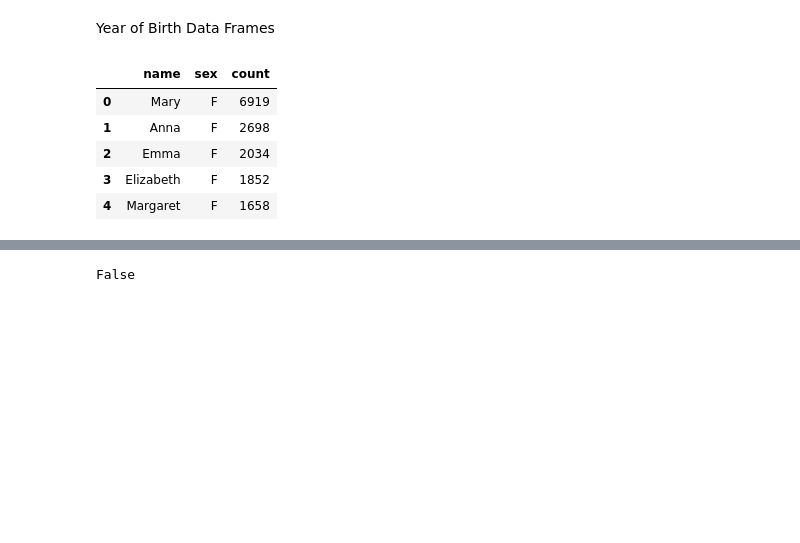
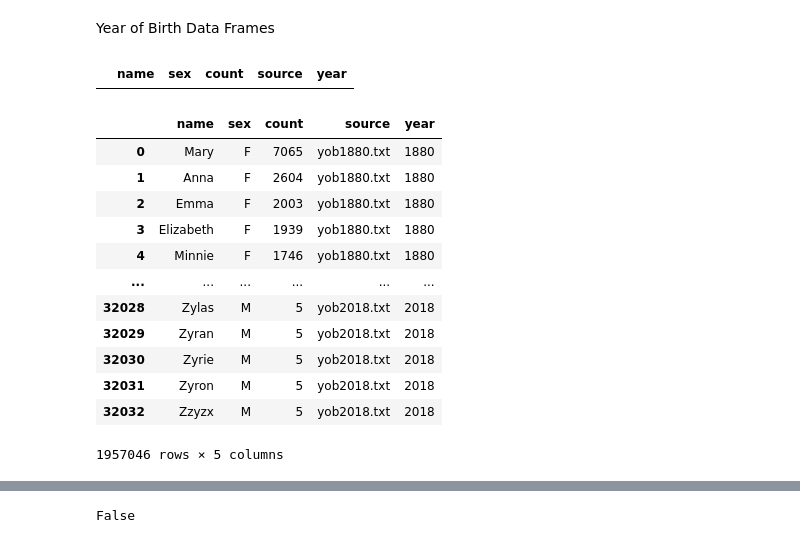
Before and after one commit to BrittLHeth/Project_2_Names, a Jupyter notebook: names.ipynb, the cells around one changed output, grey strips where cells are left out. Cells and saved outputs as stored; diff of their text form; code cells hidden in the pictures; blank space fills up the shorter version.

```diff
--- a/names.ipynb
+++ b/names.ipynb
@@ -5,16 +6,37 @@ import datetime as dt
 # %% [markdown]
 Year of Birth Data Frames
-# %%
-yob1881_data = pd.read_csv('Resources/names/yob1881.txt', sep=",", header=None)
-yob1881_data.columns = ["name", "sex", "count"]
-
-yob1881_df = pd.DataFrame(yob1881_data)
-yob1881_df.head()
-# %% [output]
-|  | name | sex | count |
-| 0 | Mary | F | 6919 |
-| 1 | Anna | F | 2698 |
-| 2 | Emma | F | 2034 |
-| 3 | Elizabeth | F | 1852 |
-| 4 | Margaret | F | 1658 |
+# %%
+names_df = pd.DataFrame(columns = ["name", "sex", "count" ,"source", "year"])
+names_df
+# %% [output]
+|  | name | sex | count | source | year |
+# %%
+#i=0
+
+for fileName in os.listdir("Resources/names"):
+    #print(fileName)
+    #i+=1
+    #if i >5:
+        #break
+    if fileName.endswith(".txt"):
+        temp_df=pd.read_csv("Resources/names/"+ fileName, sep=",", header=None)
+        temp_df.columns = ["name", "sex", "count"]
+        temp_df["source"] = fileName
+        temp_df["year"] = int(fileName.split("yob")[1].split(".txt")[0])
+        names_df = names_df.append(temp_df)
+names_df
+# %% [output]
+|  | name | sex | count | source | year |
+| 0 | Mary | F | 7065 | yob1880.txt | 1880 |
+| 1 | Anna | F | 2604 | yob1880.txt | 1880 |
+| 2 | Emma | F | 2003 | yob1880.txt | 1880 |
+| 3 | Elizabeth | F | 1939 | yob1880.txt | 1880 |
+| 4 | Minnie | F | 1746 | yob1880.txt | 1880 |
+| ... | ... | ... | ... | ... | ... |
+| 32028 | Zylas | M | 5 | yob2018.txt | 2018 |
+| 32029 | Zyran | M | 5 | yob2018.txt | 2018 |
+| 32030 | Zyrie | M | 5 | yob2018.txt | 2018 |
+| 32031 | Zyron | M | 5 | yob2018.txt | 2018 |
+| 32032 | Zzyzx | M | 5 | yob2018.txt | 2018 |
+1957046 rows × 5 columns
 # %%
```
Also changed, not shown: parts of 16 cells of this notebook.
